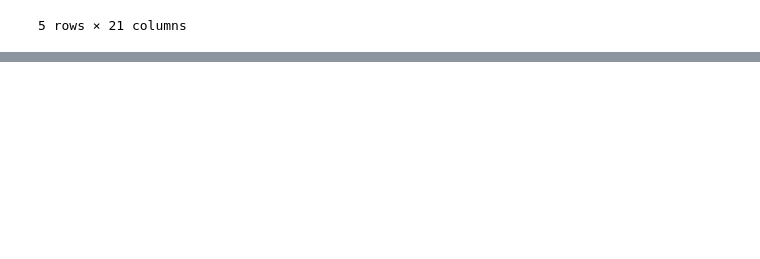
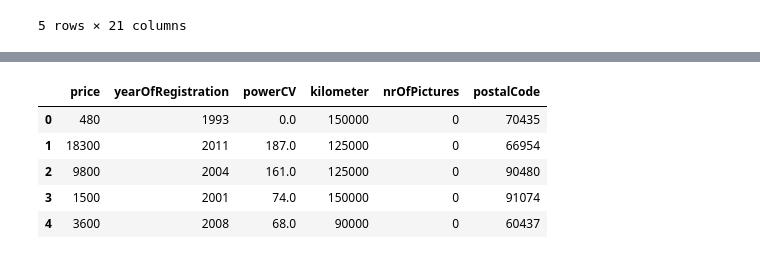
Before and after one commit to santiagorodriguez-dev/laboratorio-modulo7-leccion01-eda-nulos, a Jupyter notebook: notebooks/laboratorio-modulo7-leccion01-eda-nulos.ipynb, the cells around one changed output, grey strips where cells are left out. Cells and saved outputs as stored; diff of their text form; code cells hidden in the pictures; blank space fills up the shorter version.

```diff
--- a/notebooks/laboratorio-modulo7-leccion01-eda-nulos.ipynb
+++ b/notebooks/laboratorio-modulo7-leccion01-eda-nulos.ipynb
@@ -226,0 +320,11 @@ visualizador_todos.analisis_temporal("price", "monthOfRegistration")
+# %%
+numericas = df.select_dtypes(include = np.number).columns
+df_num = df[numericas]
+df_num.head()
+# %% [output]
+|  | price | yearOfRegistration | powerCV | kilometer | nrOfPictures | postalCode |
+| 0 | 480 | 1993 | 0.0 | 150000 | 0 | 70435 |
+| 1 | 18300 | 2011 | 187.0 | 125000 | 0 | 66954 |
+| 2 | 9800 | 2004 | 161.0 | 125000 | 0 | 90480 |
+| 3 | 1500 | 2001 | 74.0 | 150000 | 0 | 91074 |
+| 4 | 3600 | 2008 | 68.0 | 90000 | 0 | 60437 |
```
Also changed, not shown: parts of 17 cells of this notebook.
